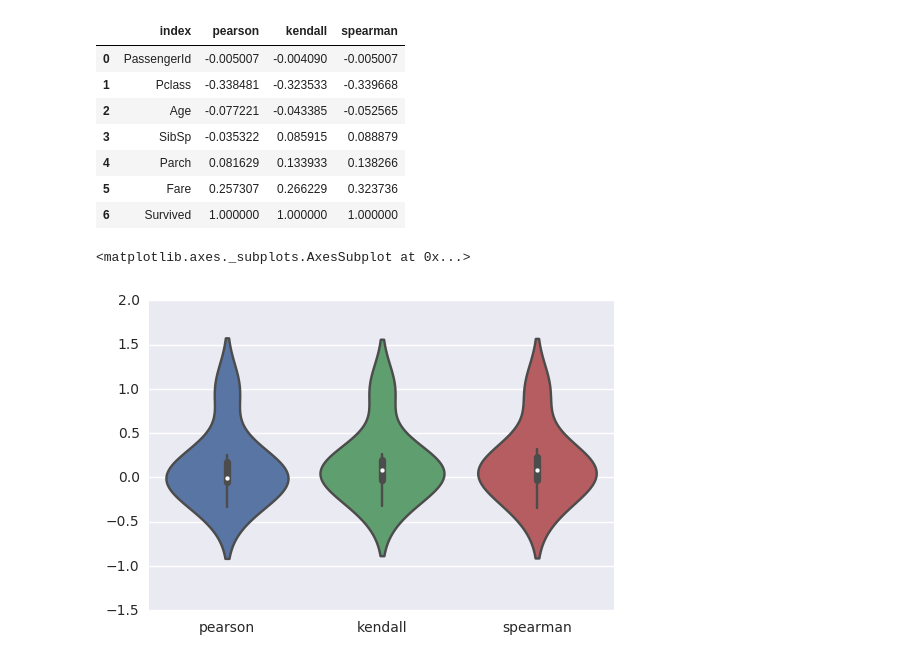
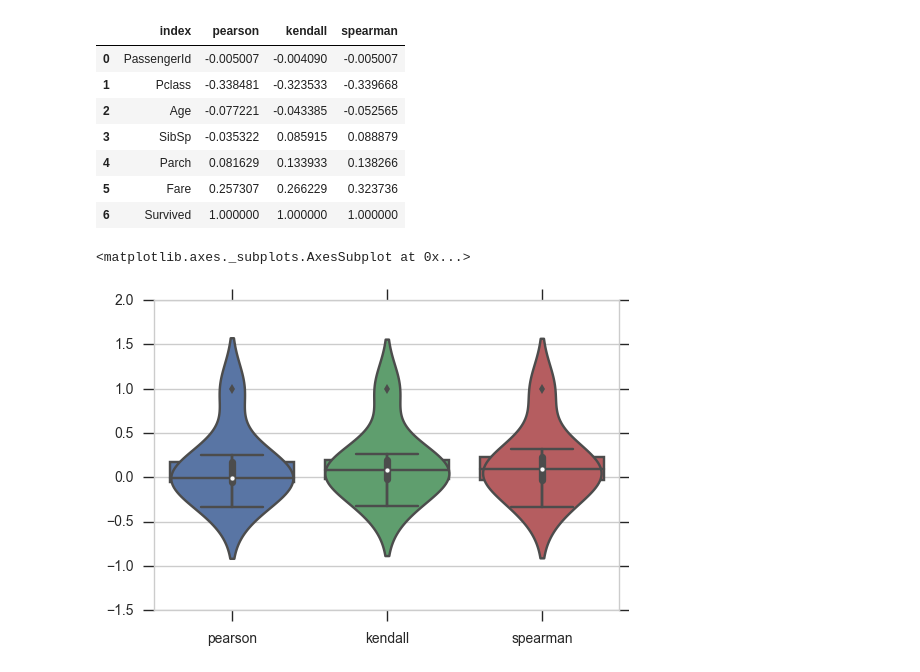
Before and after one commit to gaborbernat/kaggle-titanic, a Jupyter notebook: bernat-titanic.ipynb, the cells around one changed output. Drawn from its saved outputs; the diff is of its cells as text; code cells hidden in the pictures.

```diff
--- a/bernat-titanic.ipynb
+++ b/bernat-titanic.ipynb
@@ -1,8 +1,9 @@
 # %%
 import pandas as pd
-from ggplot import *
 import seaborn as sns
-import pylab
+import matplotlib.pyplot as plt
+import sklearn
 from io import StringIO
 from IPython.display import display, HTML
 %matplotlib inline
+sns.set_style("whitegrid", {"xtick.major.size": 8, "ytick.major.size": 8})
@@ -9,5 +24,17 @@ from IPython.display import display, HTML
 # %%
-train = pd.read_csv('data/train.csv')
+column_types = {
+    'PassengerId': 'int32',
+    'Pclass': 'category',
+    'Sex': 'category',
+    'Age': 'float32',
+    'SibSp': 'int8',
+    'Parch': 'int8',
+    'Fare': 'Float64',
+    'Embarked': 'category',
+    'Survived': 'category'
+}
+train = pd.read_csv('data/train.csv', dtype=column_types)
+
 
 # move survived to the end
 def move_to_end(col_name, df):
@@ -15,10 +42,15 @@ def move_to_end(col_name, df):
     cols.append(cols.pop(cols.index(col_name)))
     return df.ix[:, cols]
 
+
 train = move_to_end('Ticket', train)
 train = move_to_end('Name', train)
 train = move_to_end('Survived', train)
 
-test = pd.read_csv('data/test.csv')
+test = pd.read_csv('data/test.csv', dtype=column_types)
 test = move_to_end('Ticket', test)
 test = move_to_end('Name', test)
+
+train.Survived.cat.rename_categories(['No', 'Yes'], inplace=True)
+train.Embarked.cat.rename_categories(['Cherbourg', 'Queenstown', 'Southampton'], inplace=True)
+test.Embarked.cat.rename_categories(['Cherbourg', 'Queenstown', 'Southampton'], inplace=True)
@@ -101,7 +104,7 @@ display(c.transpose().reset_index())
 | 5 | Fare | 0.257307 | 0.266229 | 0.323736 |
 | 6 | Survived | 1.000000 | 1.000000 | 1.000000 |
 # %%
-sns.violinplot(data=c.transpose())
+sns.boxplot(data=c.transpose()); sns.violinplot(data=c.transpose())
 # %% [output]
 <matplotlib.axes._subplots.AxesSubplot at 0x...>
-[figure, old version]
+[figure, new version]
```
Also changed, not shown: parts of 11 cells of this notebook, 1 other file.
